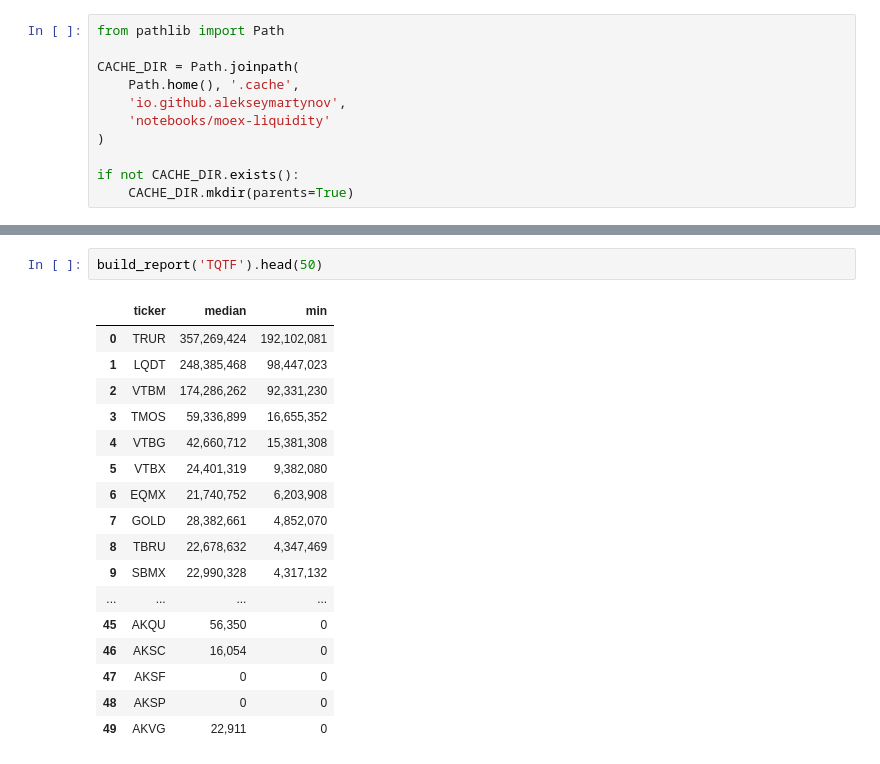
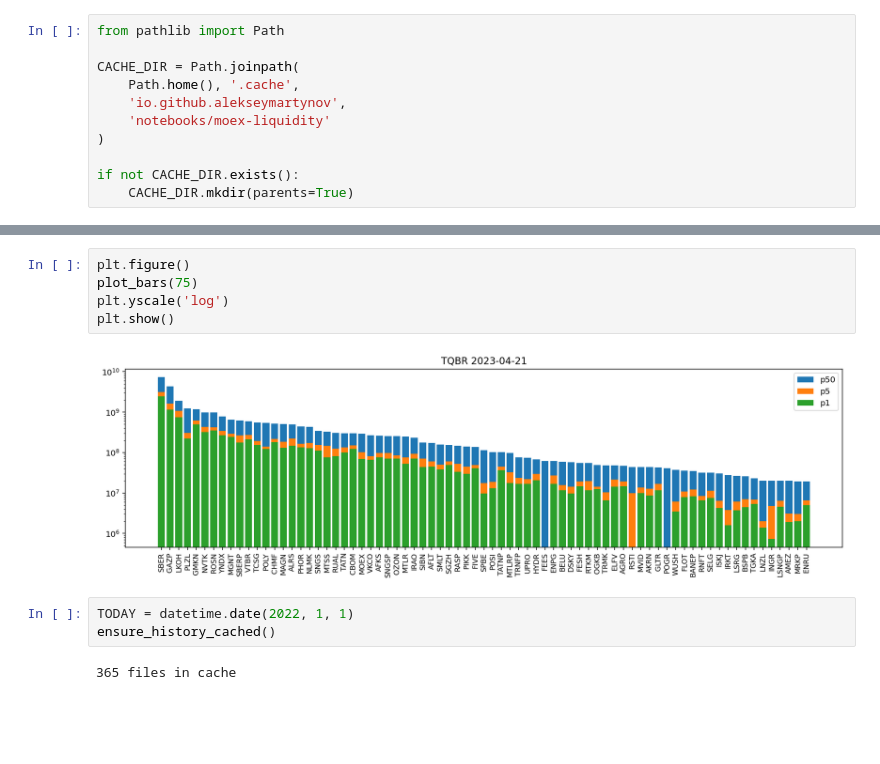
Before and after one commit to AlekseyMartynov/notebooks, a Jupyter notebook: notebooks/20230423-moex-liquidity.ipynb, the cells around one changed output, grey strips where cells are left out. Cells and saved outputs as stored; diff of their text form; blank space fills up the shorter version.

```diff
--- a/notebooks/20230423-moex-liquidity.ipynb
+++ b/notebooks/20230423-moex-liquidity.ipynb
@@ -166,20 +180,12 @@ ensure_history_cached('TQTF')
-# %%
-build_report('TQTF').head(50)
-# %% [output]
-|  | ticker | median | min |
-| 0 | TRUR | 357,269,424 | 192,102,081 |
-| 1 | LQDT | 248,385,468 | 98,447,023 |
-| 2 | VTBM | 174,286,262 | 92,331,230 |
-| 3 | TMOS | 59,336,899 | 16,655,352 |
-| 4 | VTBG | 42,660,712 | 15,381,308 |
-| 5 | VTBX | 24,401,319 | 9,382,080 |
-| 6 | EQMX | 21,740,752 | 6,203,908 |
-| 7 | GOLD | 28,382,661 | 4,852,070 |
-| 8 | TBRU | 22,678,632 | 4,347,469 |
-| 9 | SBMX | 22,990,328 | 4,317,132 |
-| ... | ... | ... | ... |
-| 45 | AKQU | 56,350 | 0 |
-| 46 | AKSC | 16,054 | 0 |
-| 47 | AKSF | 0 | 0 |
-| 48 | AKSP | 0 | 0 |
-| 49 | AKVG | 22,911 | 0 |
+# %%
+plt.figure()
+plot_bars(75)
+plt.yscale('log')
+plt.show()
+# %% [output]
+[figure, added]
+# %%
+TODAY = datetime.date(2022, 1, 1)
+ensure_history_cached()
+# %% [output]
+365 files in cache
```
Also changed, not shown: parts of 16 cells of this notebook.
